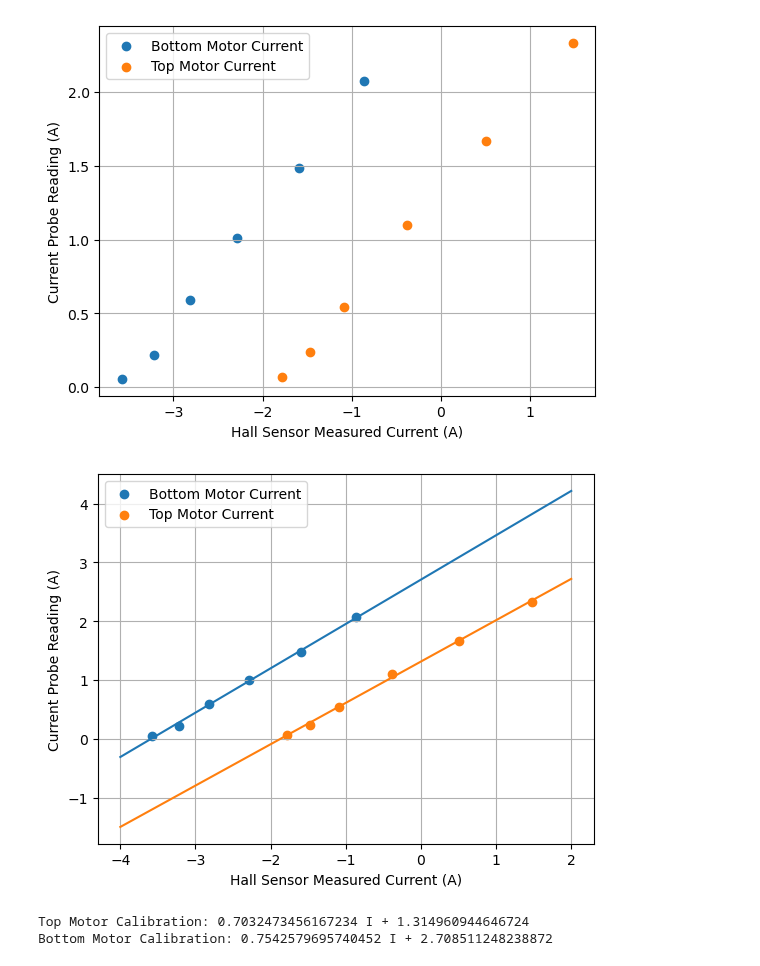
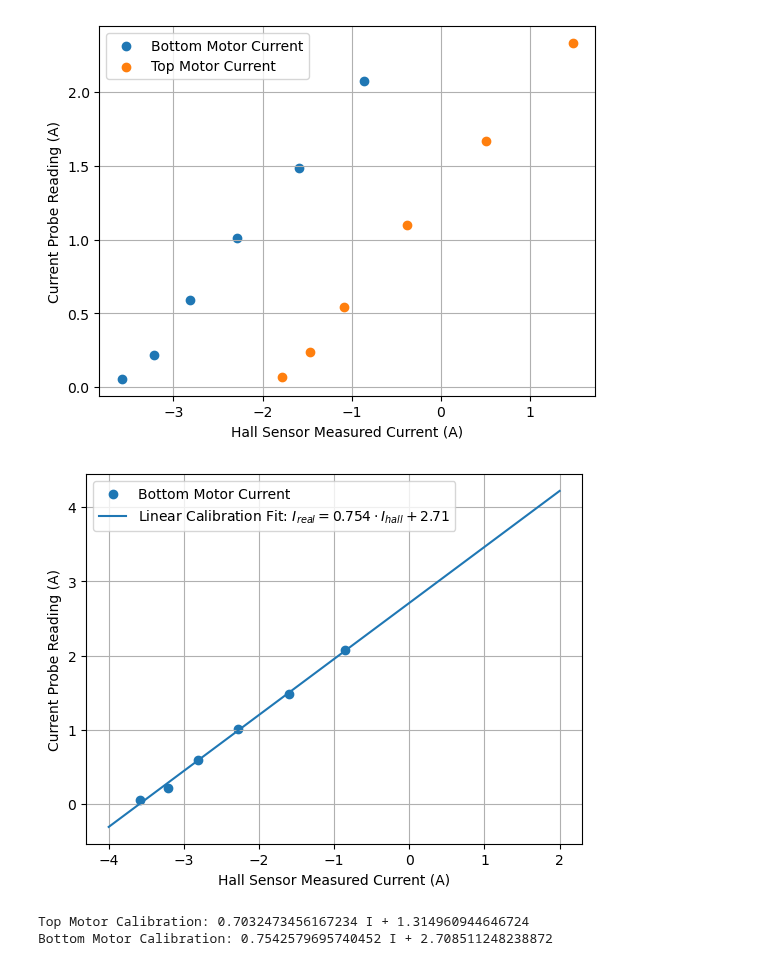
Before and after one commit to gtaharaedmonds/coaxial-drone, a Jupyter notebook: thrust_jig/test_runner/hall_sensor_calibration_5pt.ipynb, the cells around one changed output. Drawn from its saved outputs; the diff is of its cells as text; code cells hidden in the pictures.

```diff
--- a/thrust_jig/test_runner/hall_sensor_calibration_5pt.ipynb
+++ b/thrust_jig/test_runner/hall_sensor_calibration_5pt.ipynb
@@ -107,9 +107,9 @@ bottom_scope_file = 'bottom_motor_scope_01_13.csv'
 bottom_data = np.genfromtxt(bottom_scope_file, delimiter=',')
 
 # Separate columns into NumPy arrays
-bottom_scope_time_s = bottom_data[400:-100, 0]
-bottom_scope_voltage_V = bottom_data[400:-100, 2]
-bottom_scope_current_A = bottom_data[400:-100, 1]
+bottom_scope_time_s = bottom_data[400:-200, 0]
+bottom_scope_voltage_V = bottom_data[400:-200, 2]
+bottom_scope_current_A = bottom_data[400:-200, 1]
 
 plt.figure(figsize=(10, 5))
 plt.scatter(bottom_scope_time_s, bottom_scope_current_A, s=2)
@@ -118,6 +118,7 @@ for i in range(len(throttle_ranges)):
     plt.axvline(scope_throttle_ranges[i][0], color='r')
     plt.axvline(scope_throttle_ranges[i][1], color='r')
 
+plt.title("Bottom Motor Current Oscilloscope Trace at 5%, 10%, 15%, 20%, 25%, 30% Throttle")
 plt.xlabel("Time (s)")
 plt.ylabel("Current (A)")
 plt.grid()
@@ -158,17 +159,17 @@ current = np.linspace(-4, 2, 2)
 # %%
 plt.figure()
 plt.scatter(bot_current_mean, bot_current_scope, label="Bottom Motor Current")
-plt.scatter(top_current_mean, top_current_scope, label="Top Motor Current")
-plt.plot(current, calibrated_current(current, bot_popt[0], bot_popt[1]))
-plt.plot(current, calibrated_current(current, top_popt[0], top_popt[1]))
+#plt.scatter(top_current_mean, top_current_scope, label="Top Motor Current")
+plt.plot(current, calibrated_current(current, bot_popt[0], bot_popt[1]), label="Linear Calibration Fit: $I_{real} = 0.754\cdot I_{hall} + 2.71$")
+#plt.plot(current, calibrated_current(current, top_popt[0], top_popt[1]))
 
 plt.xlabel("Hall Sensor Measured Current (A)")
 plt.ylabel("Current Probe Reading (A)")
 plt.legend()
 plt.grid()
 plt.show()
 # %% [output]
-[figure, old version]
+[figure, new version]
 # %%
 print("Top Motor Calibration: " + str(top_popt[0]) + " I + " + str(top_popt[1]))
 print("Bottom Motor Calibration: " + str(bot_popt[0]) + " I + " + str(bot_popt[1]))
```
Also changed, not shown: parts of 8 cells of this notebook, 2 other files.
